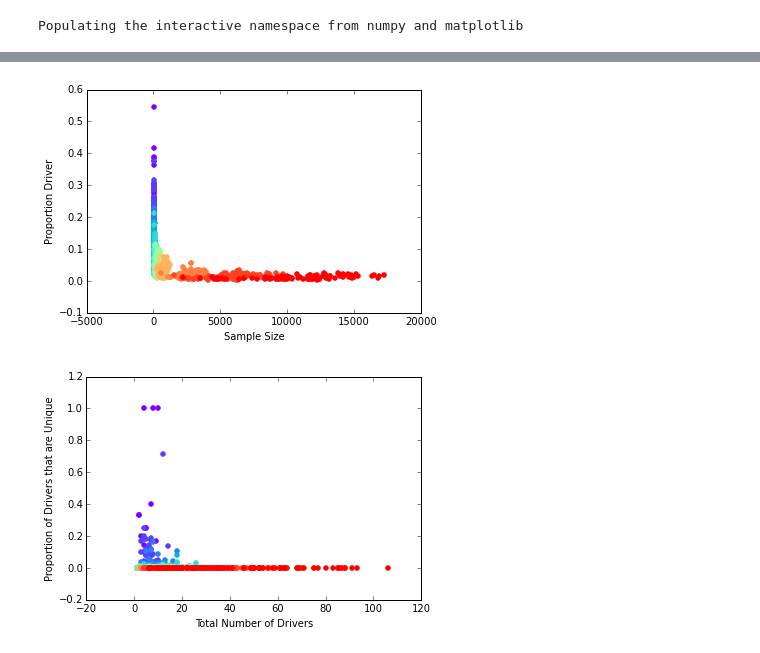
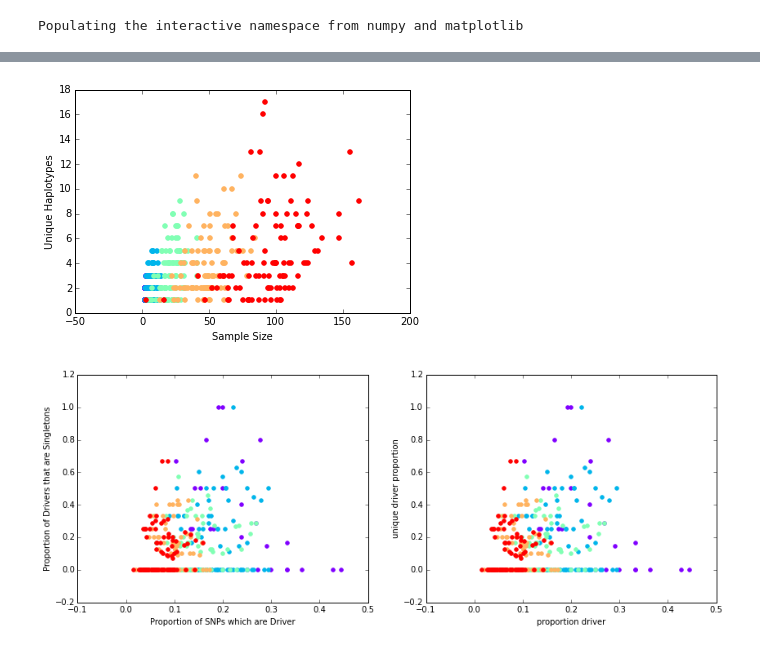
Before and after one commit to zafarali/tumorheterogeneity, a Jupyter notebook: example_analysis.ipynb, the cells around one changed output, grey strips where cells are left out. Saved outputs shown, nothing was run; the diff lists cells and outputs as text; code cells hidden in the pictures.

```diff
--- a/example_analysis.ipynb
+++ b/example_analysis.ipynb
@@ -42,6 +42,6 @@ plt.show()
 # %%
 plt.figure()
-radii = [1,2,3,4,5,6,7,8,9,10,15,20,25]
+radii = np.unique(df['radius'].values)
 colors = iter( cm.rainbow( np.linspace( 0, 1, len(radii) ) ) )
 
 for i in radii:
@@ -81,0 +221,12 @@ plt.show()
+# %%
+plt.figure()
+radii = np.unique(df['radius'].values)
+colors = iter( cm.rainbow( np.linspace( 0, 1, len(radii) ) ) )
+
+for i in radii:
+    subsample = df[df['radius'] == i]
+    plt.scatter( subsample['sample_size'], subsample['num_drivers'], color=next(colors), label='Radius='+str(i))
+    plt.xlabel('sample size')
+    plt.ylabel('num drivers')
+# plt.legend()
+plt.show()
@@ -81,0 +235,12 @@ plt.show()
+# %%
+plt.figure()
+radii = np.unique(df['radius'].values)
+colors = iter( cm.rainbow( np.linspace( 0, 1, len(radii) ) ) )
+
+for i in radii:
+    subsample = df[df['radius'] == i]
+    plt.scatter( subsample['sample_size'], subsample['num_SNPs'], color=next(colors), label='Radius='+str(i))
+    plt.xlabel('sample size')
+    plt.ylabel('num snps')
+# plt.legend()
+plt.show()
@@ -81,0 +249,12 @@ plt.show()
+# %%
+plt.figure()
+radii = np.unique(df['radius'].values)
+colors = iter( cm.rainbow( np.linspace( 0, 1, len(radii) ) ) )
+
+for i in radii:
+    subsample = df[df['radius'] == i]
+    plt.scatter( subsample['total_SNPs'], subsample['total_drivers'], color=next(colors), label='Radius='+str(i))
+    plt.xlabel('total SNPs')
+    plt.ylabel('total drivers')
+# plt.legend()
+plt.show()
@@ -82,26 +263,36 @@ plt.show()
 # %%
 plt.figure()
-radii = [1,2,3,4,5,6,7,8,9,10,15,20,25]
+radii = np.unique(df['radius'].values)
 colors = iter( cm.rainbow( np.linspace( 0, 1, len(radii) ) ) )
 
 for i in radii:
     subsample = df[df['radius'] == i]
-    plt.scatter( subsample['radius'], subsample['proportion_driver'], color=next(colors))
+    plt.scatter( subsample['sample_size'], subsample['unique_combos'], color=next(colors), label='Radius='+str(i))
     plt.xlabel('Sample Size')
-    plt.ylabel('Proportion Driver')
+    plt.ylabel('Unique Haplotypes')
+# plt.legend()
 plt.show()
 # %% [output]
-[figure, old version]
+[figure, new version]
 # %%
-plt.figure()
-radii = [1,2,3,4,5,6,7,8,9,10,15,20,25]
+plt.figure(figsize=(14,5))
+radii = np.unique(df['radius'].values)
 colors = iter( cm.rainbow( np.linspace( 0, 1, len(radii) ) ) )
 
+plt.subplot(1,2,1)
 for i in radii:
     subsample = df[df['radius'] == i]
-    plt.scatter( subsample['total_drivers'], subsample['unique_driver_propotion'], color=next(colors))
-    plt.xlabel('Total Number of Drivers')
-    plt.ylabel('Proportion of Drivers that are Unique')
+    plt.scatter( subsample['proportion_driver'], subsample['unique_driver_propotion'], color=next(colors))
+    plt.xlabel('Proportion of SNPs which are Driver')
+    plt.ylabel('Proportion of Drivers that are Singletons')
+
+plt.subplot(1,2,2)
+colors = iter( cm.rainbow( np.linspace( 0, 1, len(radii) ) ) )
+for i in radii:
+    subsample = df[df['radius'] == i]
+    plt.scatter( subsample['unique_driver_propotion'], subsample['unique_driver_propotion'], color=next(colors))
+    plt.xlabel('proportion driver')
+    plt.ylabel('unique driver proportion')
 plt.show()
 # %% [output]
-[figure, old version]
+[figure, new version]
```
Also changed, not shown: parts of 23 cells of this notebook.
